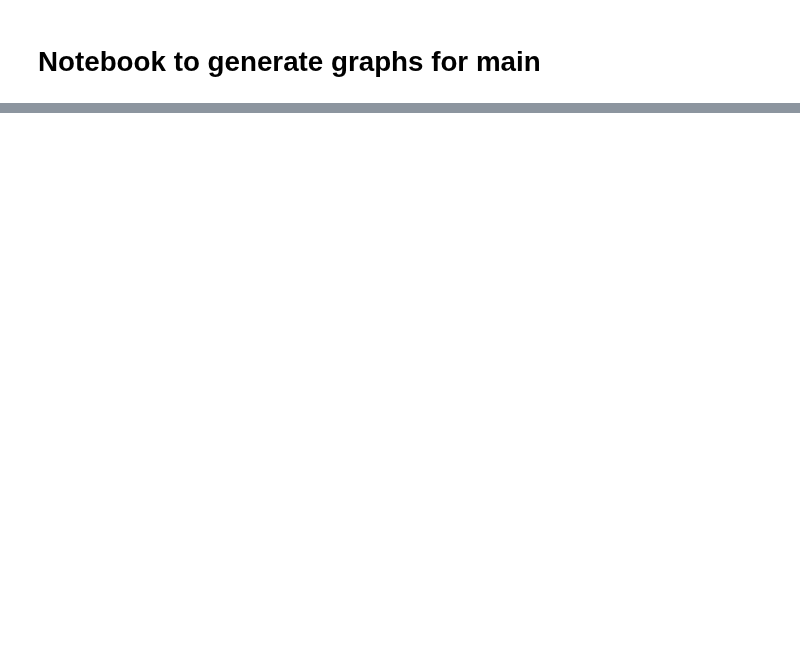
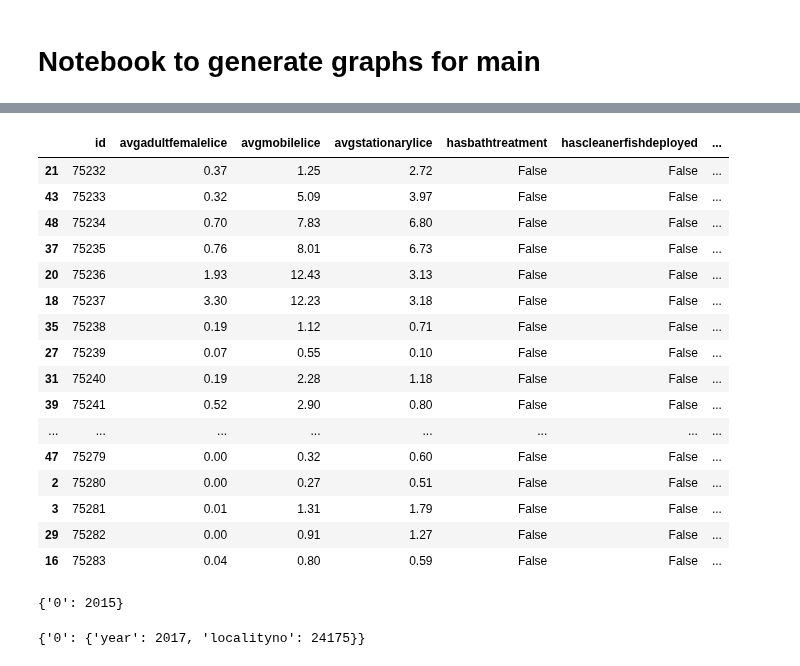
Before and after one commit to erlendrisvik/Compulsories, a Jupyter notebook: CA4/CA4/graph_nb.ipynb, the cells around one changed output, grey strips where cells are left out. Cells and saved outputs as stored; diff of their text form; code cells hidden in the pictures; blank space fills up the shorter version.

```diff
--- a/CA4/CA4/graph_nb.ipynb
+++ b/CA4/CA4/graph_nb.ipynb
@@ -35,2 +79,2 @@ fish_data = _get_df('fish_data_full')
 # %%
-lice_data = _get_df('lice_data_full').sort_values(by=['week'])
+lice_data = _get_df('lice_data_full').sort_values(by=['week']).reset_index(drop=True)
@@ -36,0 +97,20 @@ lice_data = _get_df('lice_data_full').sort_values(by=['week'])
+# %%
+lice_data
+# %% [output]
+|  | id | avgadultfemalelice | avgmobilelice | avgstationarylice | hasbathtreatment | hascleanerfishdeployed | ... |
+| 21 | 75232 | 0.37 | 1.25 | 2.72 | False | False | ... |
+| 43 | 75233 | 0.32 | 5.09 | 3.97 | False | False | ... |
+| 48 | 75234 | 0.70 | 7.83 | 6.80 | False | False | ... |
+| 37 | 75235 | 0.76 | 8.01 | 6.73 | False | False | ... |
+| 20 | 75236 | 1.93 | 12.43 | 3.13 | False | False | ... |
+| 18 | 75237 | 3.30 | 12.23 | 3.18 | False | False | ... |
+| 35 | 75238 | 0.19 | 1.12 | 0.71 | False | False | ... |
+| 27 | 75239 | 0.07 | 0.55 | 0.10 | False | False | ... |
+| 31 | 75240 | 0.19 | 2.28 | 1.18 | False | False | ... |
+| 39 | 75241 | 0.52 | 2.90 | 0.80 | False | False | ... |
+| ... | ... | ... | ... | ... | ... | ... | ... |
+| 47 | 75279 | 0.00 | 0.32 | 0.60 | False | False | ... |
+| 2 | 75280 | 0.00 | 0.27 | 0.51 | False | False | ... |
+| 3 | 75281 | 0.01 | 1.31 | 1.79 | False | False | ... |
+| 29 | 75282 | 0.00 | 0.91 | 1.27 | False | False | ... |
+| 16 | 75283 | 0.04 | 0.80 | 0.59 | False | False | ... |
@@ -36,0 +119,22 @@ lice_data = _get_df('lice_data_full').sort_values(by=['week'])
+# %%
+import json
+t = fish_data['year'].unique()
+# create a dictionary of such: {"1": 2015,
+#                             "2": 2016} where the years are the unique in t
+
+year_dict = {str(i): int(t[i]) for i in range(len(t))}
+year_dict
+# %% [output]
+{'0': 2015}
+# %%
+# select the unique pairs of year and localityno. save as tuple
+
+lice_data[['year', 'localityno']].drop_duplicates().values.tolist()
+
+
+year_locality_dict = {str(i): {'year': int(lice_data[['year', 'localityno']].drop_duplicates().values.tolist()[i][0]),
+                                 'localityno': int(lice_data[['year', 'localityno']].drop_duplicates().values.tolist()[i][1])}
+                        for i in range(len(lice_data[['year', 'localityno']].drop_duplicates().values.tolist()))}
+year_locality_dict
+# %% [output]
+{'0': {'year': 2017, 'localityno': 24175}}
```
Also changed, not shown: parts of 14 cells of this notebook, 1 other file.
